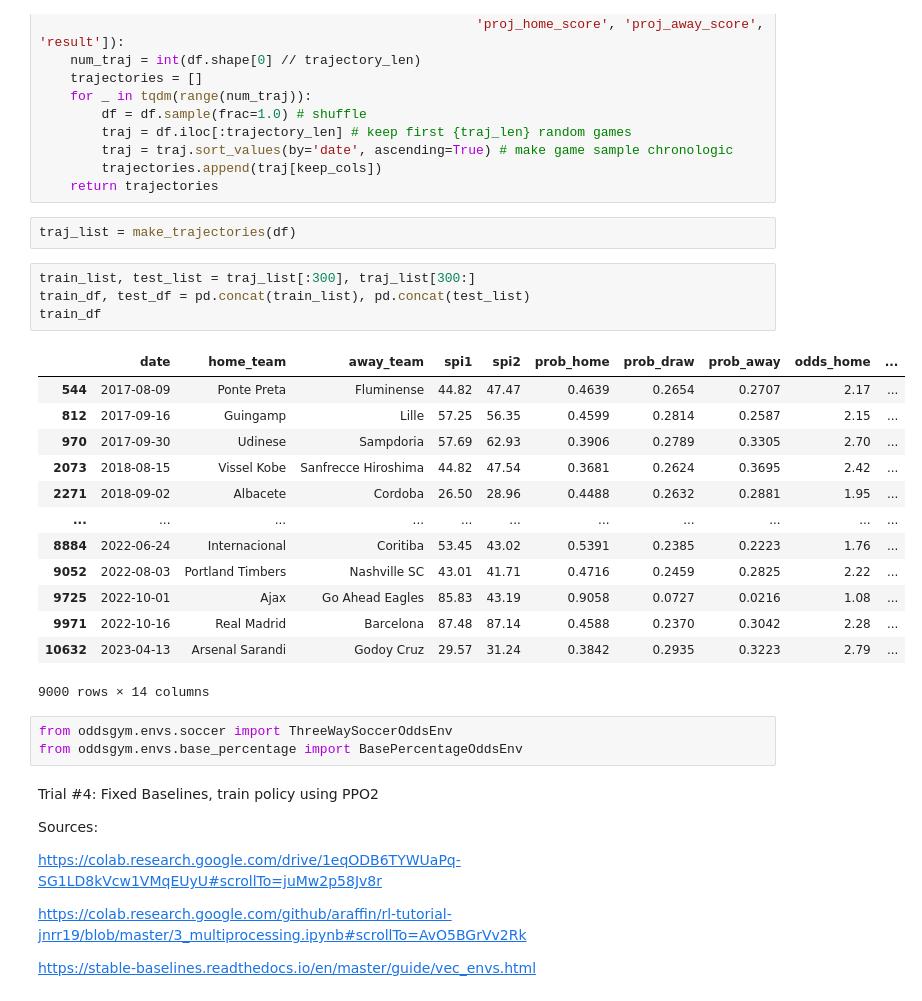
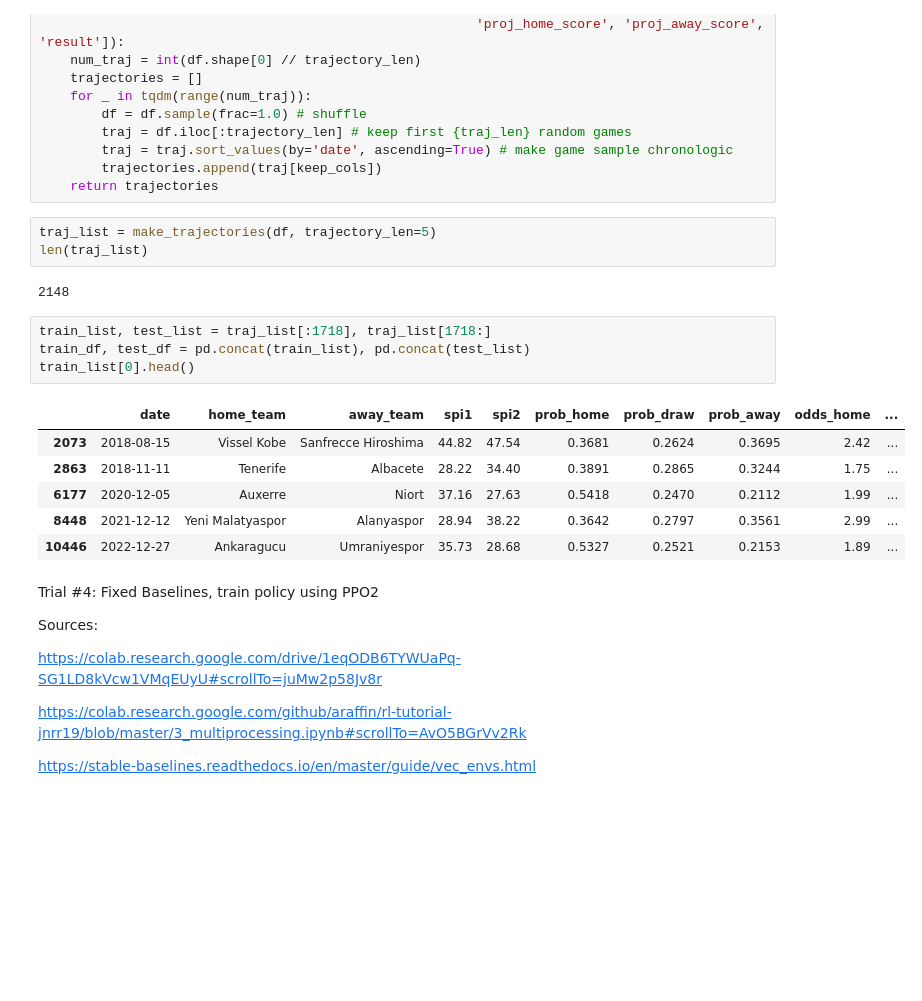
Before and after one commit to bryanchiaws/Odds-Gym, a Jupyter notebook: rl_simulations.ipynb, the cells around one changed output. Saved outputs shown, nothing was run; the diff lists cells and outputs as text; blank space fills up the shorter version.

Commit message:
finalized agent training with arbitrary features

```diff
--- a/rl_simulations.ipynb
+++ b/rl_simulations.ipynb
@@ -40,28 +40,21 @@ def make_trajectories(df, trajectory_len=30, keep_cols=['date', 'home_team', 'aw
         trajectories.append(traj[keep_cols])
     return trajectories
 # %%
-traj_list = make_trajectories(df)
+traj_list = make_trajectories(df, trajectory_len=5)
+len(traj_list)
+# %% [output]
+2148
 # %%
-train_list, test_list = traj_list[:300], traj_list[300:]
+train_list, test_list = traj_list[:1718], traj_list[1718:]
 train_df, test_df = pd.concat(train_list), pd.concat(test_list)
-train_df
+train_list[0].head()
 # %% [output]
 |  | date | home_team | away_team | spi1 | spi2 | prob_home | prob_draw | prob_away | odds_home | ... |
-| 544 | 2017-08-09 | Ponte Preta | Fluminense | 44.82 | 47.47 | 0.4639 | 0.2654 | 0.2707 | 2.17 | ... |
-| 812 | 2017-09-16 | Guingamp | Lille | 57.25 | 56.35 | 0.4599 | 0.2814 | 0.2587 | 2.15 | ... |
-| 970 | 2017-09-30 | Udinese | Sampdoria | 57.69 | 62.93 | 0.3906 | 0.2789 | 0.3305 | 2.70 | ... |
 | 2073 | 2018-08-15 | Vissel Kobe | Sanfrecce Hiroshima | 44.82 | 47.54 | 0.3681 | 0.2624 | 0.3695 | 2.42 | ... |
-| 2271 | 2018-09-02 | Albacete | Cordoba | 26.50 | 28.96 | 0.4488 | 0.2632 | 0.2881 | 1.95 | ... |
-| ... | ... | ... | ... | ... | ... | ... | ... | ... | ... | ... |
-| 8884 | 2022-06-24 | Internacional | Coritiba | 53.45 | 43.02 | 0.5391 | 0.2385 | 0.2223 | 1.76 | ... |
-| 9052 | 2022-08-03 | Portland Timbers | Nashville SC | 43.01 | 41.71 | 0.4716 | 0.2459 | 0.2825 | 2.22 | ... |
-| 9725 | 2022-10-01 | Ajax | Go Ahead Eagles | 85.83 | 43.19 | 0.9058 | 0.0727 | 0.0216 | 1.08 | ... |
-| 9971 | 2022-10-16 | Real Madrid | Barcelona | 87.48 | 87.14 | 0.4588 | 0.2370 | 0.3042 | 2.28 | ... |
-| 10632 | 2023-04-13 | Arsenal Sarandi | Godoy Cruz | 29.57 | 31.24 | 0.3842 | 0.2935 | 0.3223 | 2.79 | ... |
+| 2863 | 2018-11-11 | Tenerife | Albacete | 28.22 | 34.40 | 0.3891 | 0.2865 | 0.3244 | 1.75 | ... |
+| 6177 | 2020-12-05 | Auxerre | Niort | 37.16 | 27.63 | 0.5418 | 0.2470 | 0.2112 | 1.99 | ... |
+| 8448 | 2021-12-12 | Yeni Malatyaspor | Alanyaspor | 28.94 | 38.22 | 0.3642 | 0.2797 | 0.3561 | 2.99 | ... |
+| 10446 | 2022-12-27 | Ankaragucu | Umraniyespor | 35.73 | 28.68 | 0.5327 | 0.2521 | 0.2153 | 1.89 | ... |
-9000 rows × 14 columns
-# %%
-from oddsgym.envs.soccer import ThreeWaySoccerOddsEnv
-from oddsgym.envs.base_percentage import BasePercentageOddsEnv
 # %% [markdown]
 Trial #4: Fixed Baselines, train policy using PPO2
 
```
Also changed, not shown: parts of 11 cells of this notebook, 2 other files.
